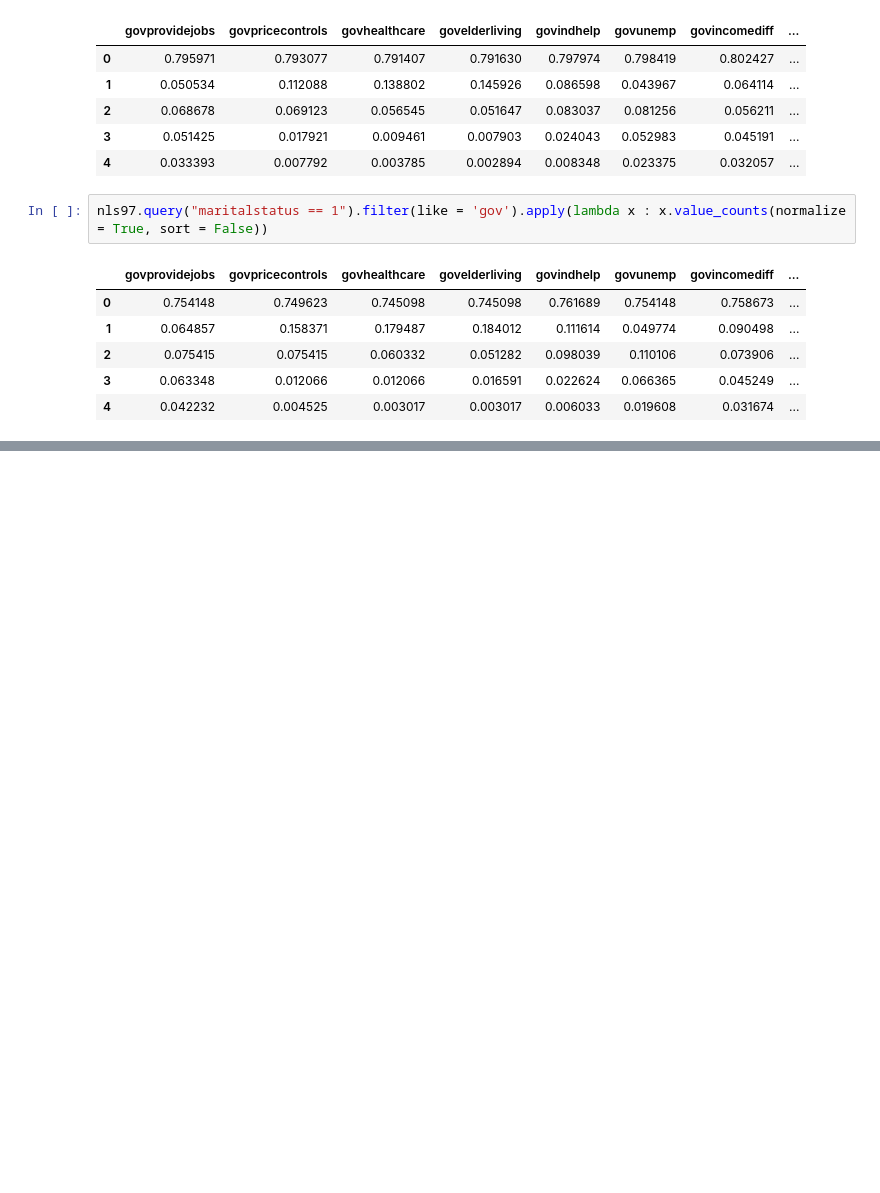
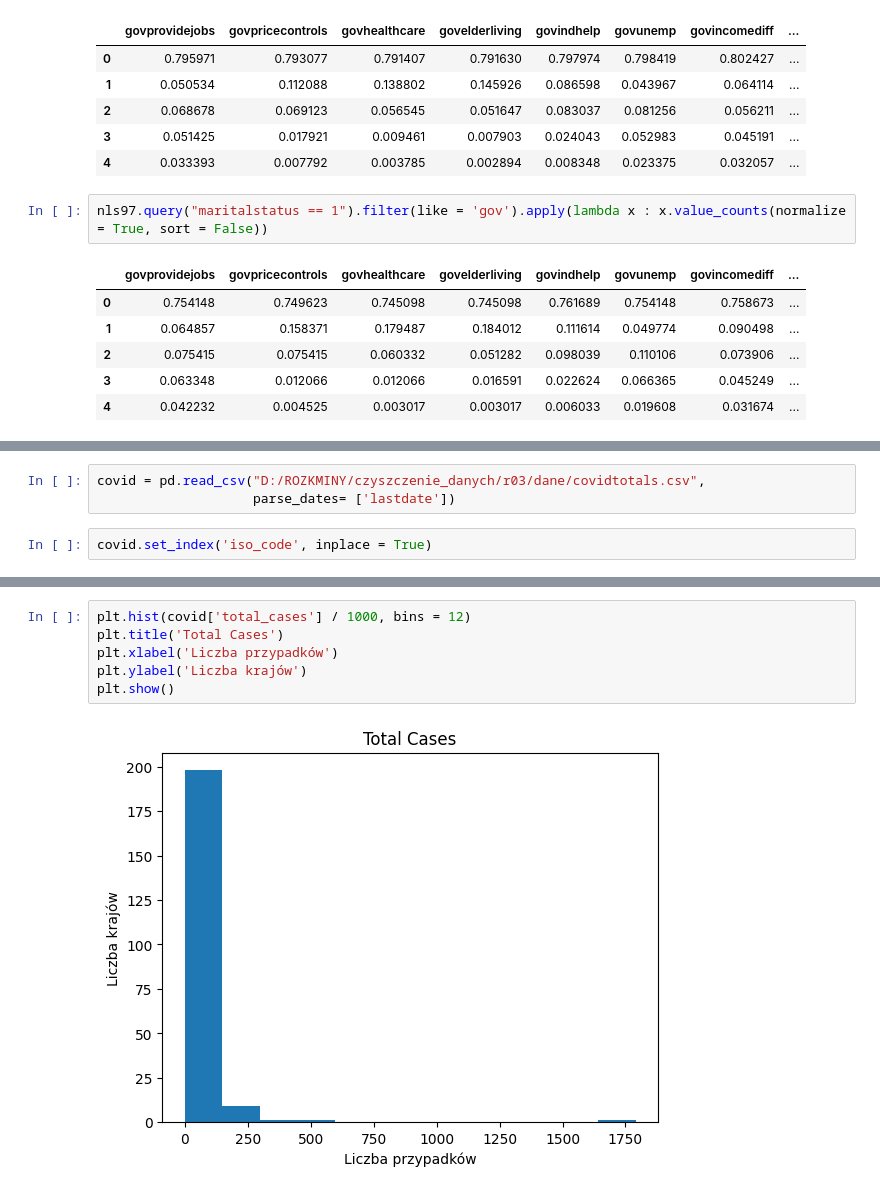
Before and after one commit to Marcin-Lewandowski-w-wa/Cheatsheet, a Jupyter notebook: czyszczenie_danych.ipynb, the cells around one changed output, grey strips where cells are left out. Saved outputs shown, nothing was run; the diff lists cells and outputs as text; blank space fills up the shorter version.

Commit message:
Moja wersja pobierania danych tabelarycznych z WWW

```diff
--- a/czyszczenie_danych.ipynb
+++ b/czyszczenie_danych.ipynb
@@ -895,0 +915,5 @@ nls97.query("maritalstatus == 1").filter(like = 'gov').apply(lambda x : x.value_
+# %%
+covid = pd.read_csv("D:/ROZKMINY/czyszczenie_danych/r03/dane/covidtotals.csv",
+                    parse_dates= ['lastdate'])
+# %%
+covid.set_index('iso_code', inplace = True)
@@ -895,0 +964,8 @@ nls97.query("maritalstatus == 1").filter(like = 'gov').apply(lambda x : x.value_
+# %%
+plt.hist(covid['total_cases'] / 1000, bins = 12)
+plt.title('Total Cases')
+plt.xlabel('Liczba przypadków')
+plt.ylabel('Liczba krajów')
+plt.show()
+# %% [output]
+[figure, added]
```
Also changed, not shown: parts of 10 cells of this notebook.
